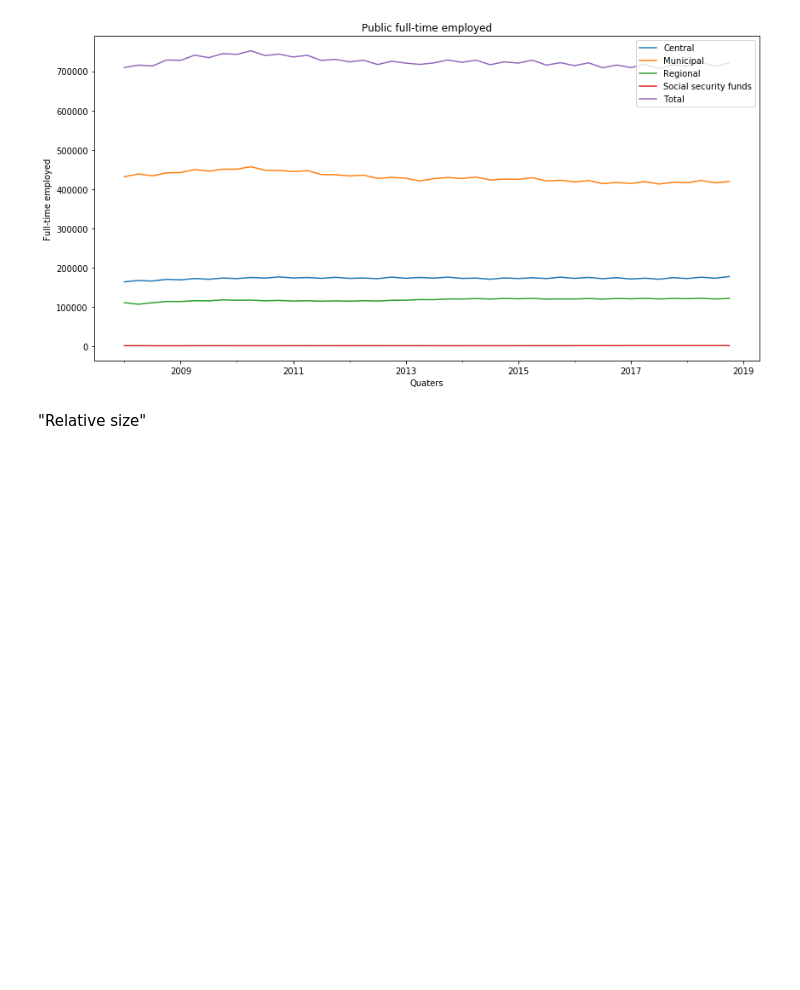
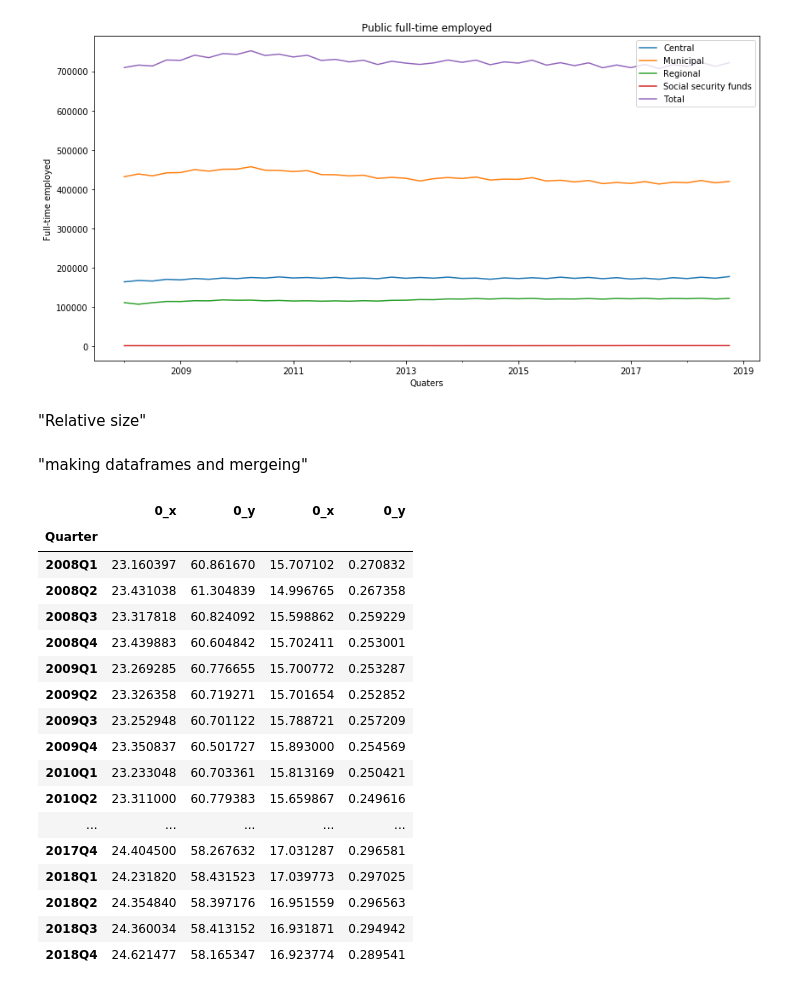
Before and after one commit to NumEconCopenhagen/projects-2019-nx31, a Jupyter notebook: dataproject/NX31_Data_Project.ipynb, the cells around one changed output. Drawn from its saved outputs; the diff is of its cells as text; code cells hidden in the pictures; blank space fills up the shorter version.

```diff
--- a/dataproject/NX31_Data_Project.ipynb
+++ b/dataproject/NX31_Data_Project.ipynb
@@ -140,8 +140,35 @@ Text(0.5, 1.0, 'Public full-time employed')
 [figure]
 # %% [markdown]
 "Relative size"
+# %% [markdown]
+"making dataframes and mergeing"
 # %%
-rc_central = FTEG['Central']/FTEG['Total']*100
-rc_municipal = FTEG['Municipal']/FTEG['Total']*100
-rc_regional = FTEG['Regional']/FTEG['Total']*100
-rc_social = FTEG['Social security funds']/FTEG['Total']*100
+rc_central = pd.DataFrame(data=FTEG['Central']/FTEG['Total']*100)
+rc_municipal = pd.DataFrame(FTEG['Municipal']/FTEG['Total']*100)
+rc_regional = pd.DataFrame(FTEG['Regional']/FTEG['Total']*100)
+rc_social = pd.DataFrame(FTEG['Social security funds']/FTEG['Total']*100)
+
+rFTEG_1 = pd.merge(rc_central, rc_municipal, on='Quarter')
+rFTEG_2 = pd.merge(rFTEG_1, rc_regional, on='Quarter')
+rFTEG = pd.merge(rFTEG_2, rc_social, on='Quarter')
+
+rFTEG
+# %% [output]
+|  | 0_x | 0_y | 0_x | 0_y |
+| Quarter |  |  |  |  |
+| 2008Q1 | 23.160397 | 60.861670 | 15.707102 | 0.270832 |
+| 2008Q2 | 23.431038 | 61.304839 | 14.996765 | 0.267358 |
+| 2008Q3 | 23.317818 | 60.824092 | 15.598862 | 0.259229 |
+| 2008Q4 | 23.439883 | 60.604842 | 15.702411 | 0.253001 |
+| 2009Q1 | 23.269285 | 60.776655 | 15.700772 | 0.253287 |
+| 2009Q2 | 23.326358 | 60.719271 | 15.701654 | 0.252852 |
+| 2009Q3 | 23.252948 | 60.701122 | 15.788721 | 0.257209 |
+| 2009Q4 | 23.350837 | 60.501727 | 15.893000 | 0.254569 |
+| 2010Q1 | 23.233048 | 60.703361 | 15.813169 | 0.250421 |
+| 2010Q2 | 23.311000 | 60.779383 | 15.659867 | 0.249616 |
+| ... | ... | ... | ... | ... |
+| 2017Q4 | 24.404500 | 58.267632 | 17.031287 | 0.296581 |
+| 2018Q1 | 24.231820 | 58.431523 | 17.039773 | 0.297025 |
+| 2018Q2 | 24.354840 | 58.397176 | 16.951559 | 0.296563 |
+| 2018Q3 | 24.360034 | 58.413152 | 16.931871 | 0.294942 |
+| 2018Q4 | 24.621477 | 58.165347 | 16.923774 | 0.289541 |
```
Also changed, not shown: parts of 11 cells of this notebook.
